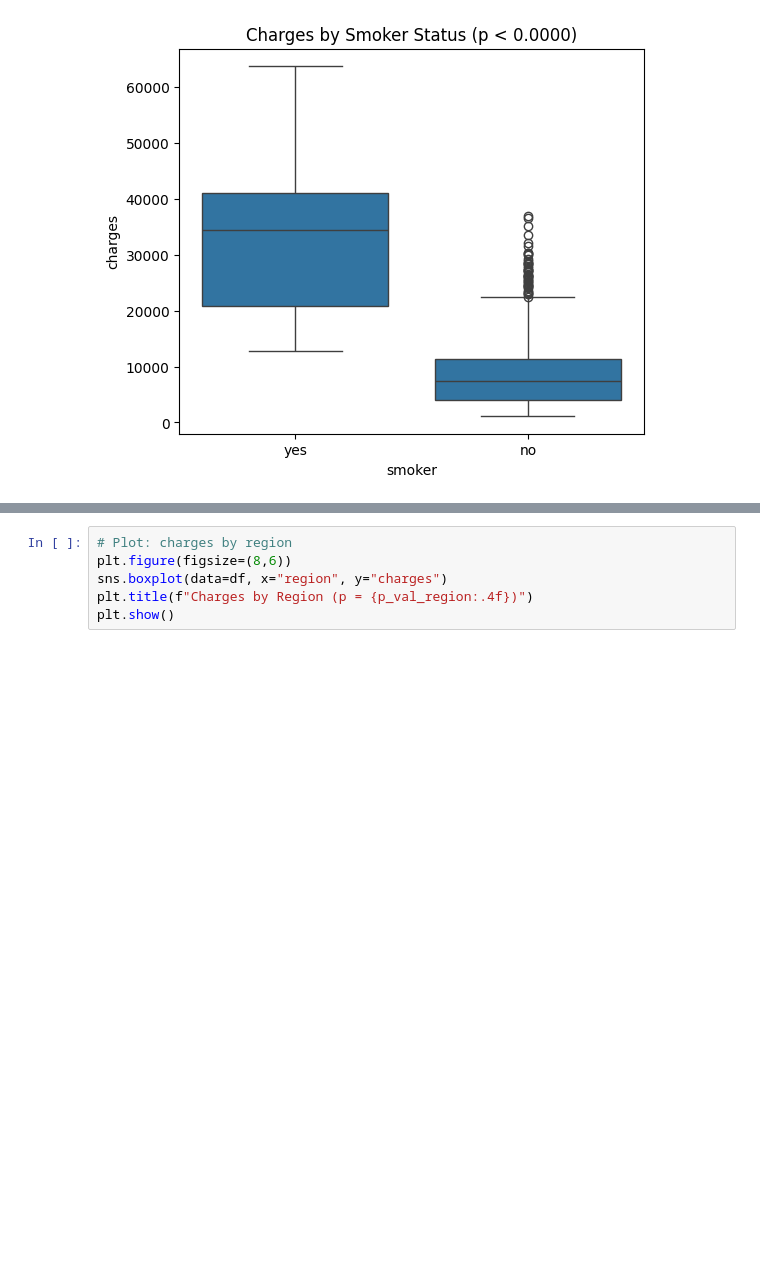
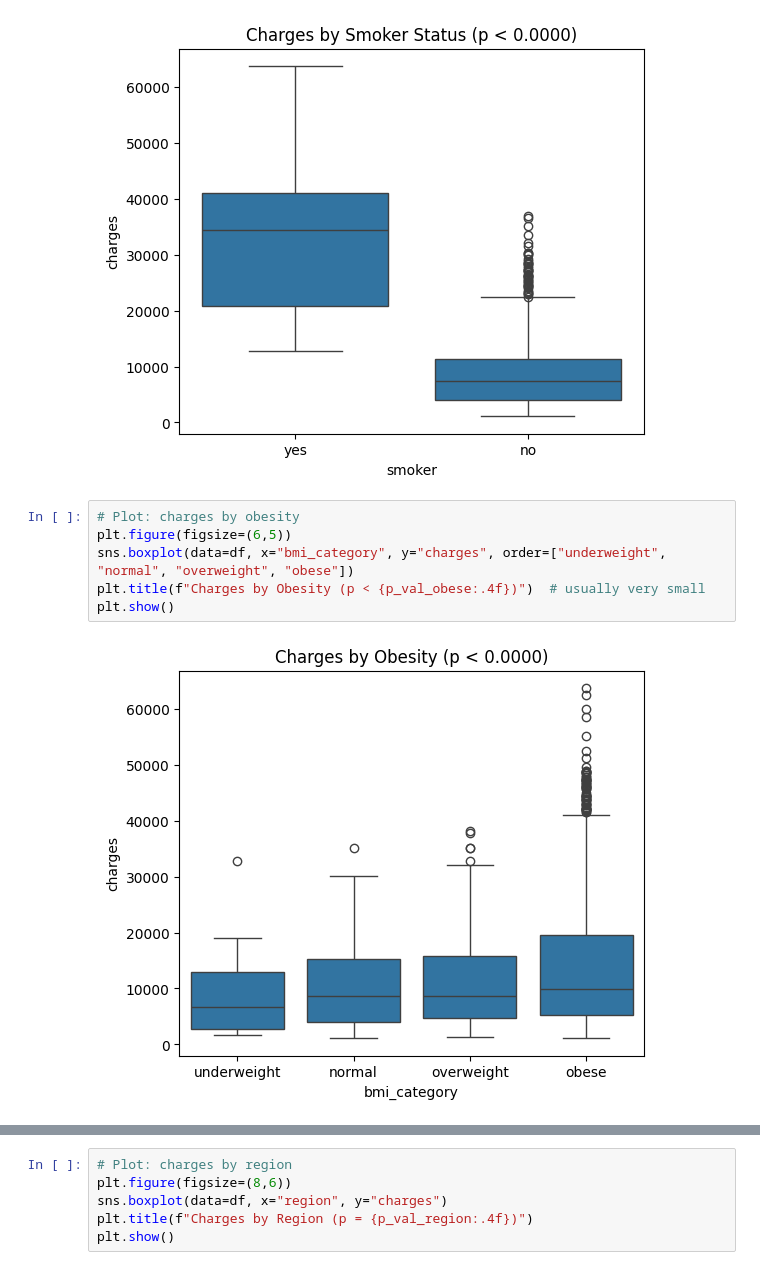
Before and after one commit to ka-kwok/Hackathon2Team1Project-Health-Insurance-Analysis, a Jupyter notebook: jupyter_notebooks/data_visualization.ipynb, the cells around one changed output, grey strips where cells are left out. Saved outputs shown, nothing was run; the diff lists cells and outputs as text; blank space fills up the shorter version.

```diff
--- a/jupyter_notebooks/data_visualization.ipynb
+++ b/jupyter_notebooks/data_visualization.ipynb
@@ -249,3 +252,11 @@ plt.title(f"Charges by Smoker Status (p < {p_val_smoker:.4f})")  # usually very
 plt.show()
 # %% [output]
 [figure]
+# %%
+# Plot: charges by obesity
+plt.figure(figsize=(6,5))
+sns.boxplot(data=df, x="bmi_category", y="charges", order=["underweight", "normal", "overweight", "obese"])
+plt.title(f"Charges by Obesity (p < {p_val_obese:.4f})")  # usually very small
+plt.show()
+# %% [output]
+[figure, added]
```
Also changed, not shown: parts of 48 cells of this notebook.
